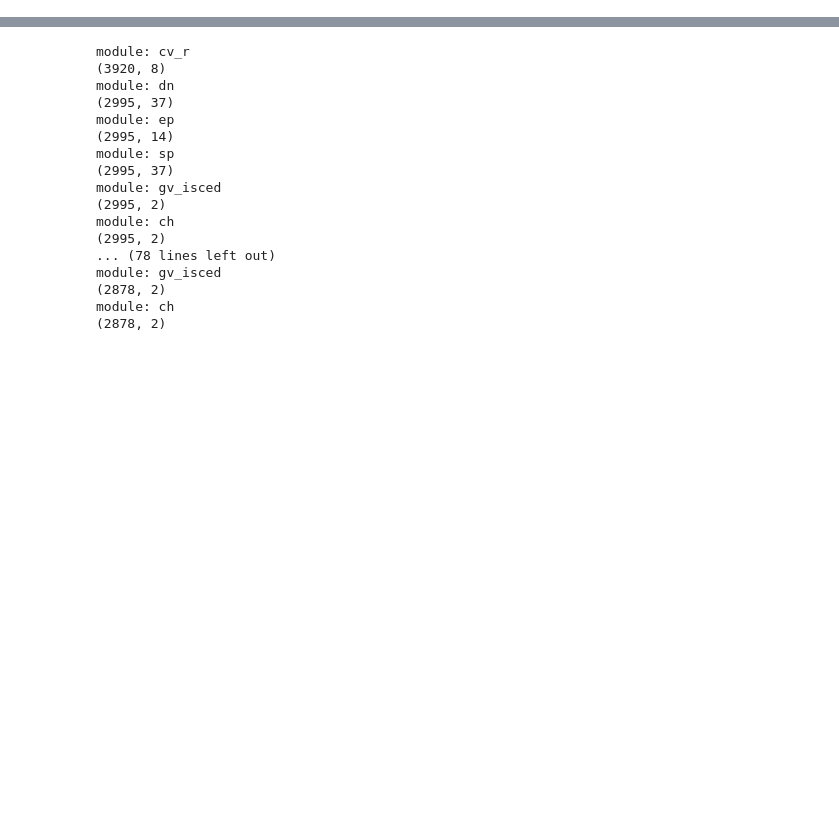
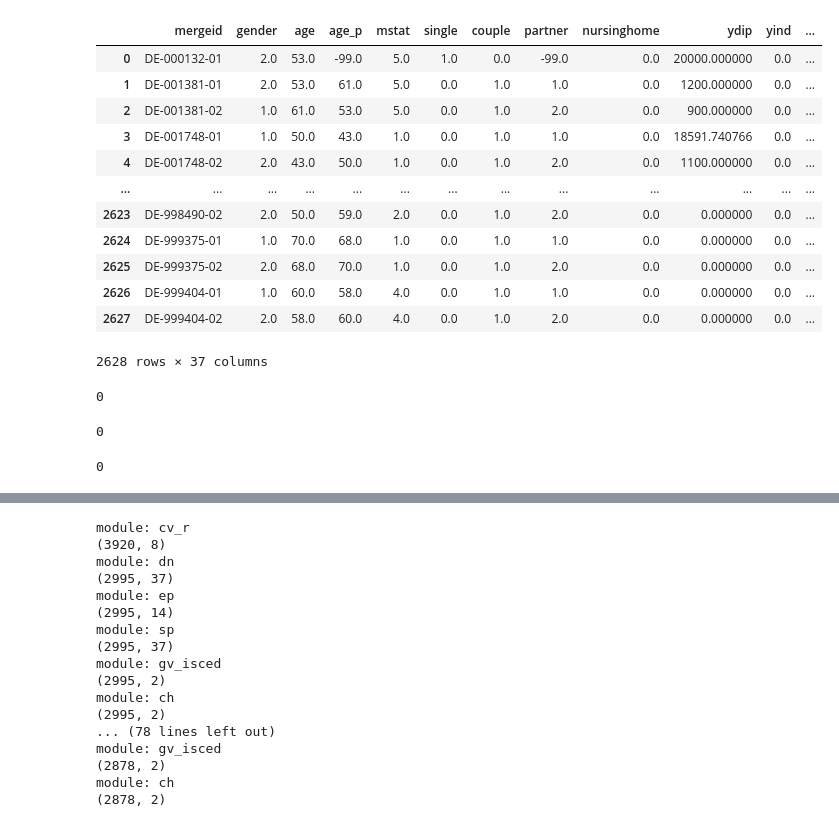
Before and after one commit to segsell/elder_care, a Jupyter notebook: src/elder_care/sandbox/estimation_data_new.ipynb, the cells around one changed output, grey strips where cells are left out. Cells and saved outputs as stored; diff of their text form; code cells hidden in the pictures; blank space fills up the shorter version.

```diff
--- a/src/elder_care/sandbox/estimation_data_new.ipynb
+++ b/src/elder_care/sandbox/estimation_data_new.ipynb
@@ -157,0 +208,31 @@ Name: sp019d1, Length: 3905, dtype: float64
+# %%
+aggregated_data = grouped_data.agg(aggregation_methods).reset_index()
+aggregated_data
+# %% [output]
+|  | mergeid | gender | age | age_p | mstat | single | couple | partner | nursinghome | ydip | yind | ... |
+| 0 | DE-000132-01 | 2.0 | 53.0 | -99.0 | 5.0 | 1.0 | 0.0 | -99.0 | 0.0 | 20000.000000 | 0.0 | ... |
+| 1 | DE-001381-01 | 2.0 | 53.0 | 61.0 | 5.0 | 0.0 | 1.0 | 1.0 | 0.0 | 1200.000000 | 0.0 | ... |
+| 2 | DE-001381-02 | 1.0 | 61.0 | 53.0 | 5.0 | 0.0 | 1.0 | 2.0 | 0.0 | 900.000000 | 0.0 | ... |
+| 3 | DE-001748-01 | 1.0 | 50.0 | 43.0 | 1.0 | 0.0 | 1.0 | 1.0 | 0.0 | 18591.740766 | 0.0 | ... |
+| 4 | DE-001748-02 | 2.0 | 43.0 | 50.0 | 1.0 | 0.0 | 1.0 | 2.0 | 0.0 | 1100.000000 | 0.0 | ... |
+| ... | ... | ... | ... | ... | ... | ... | ... | ... | ... | ... | ... | ... |
+| 2623 | DE-998490-02 | 2.0 | 50.0 | 59.0 | 2.0 | 0.0 | 1.0 | 2.0 | 0.0 | 0.000000 | 0.0 | ... |
+| 2624 | DE-999375-01 | 1.0 | 70.0 | 68.0 | 1.0 | 0.0 | 1.0 | 1.0 | 0.0 | 0.000000 | 0.0 | ... |
+| 2625 | DE-999375-02 | 2.0 | 68.0 | 70.0 | 1.0 | 0.0 | 1.0 | 2.0 | 0.0 | 0.000000 | 0.0 | ... |
+| 2626 | DE-999404-01 | 1.0 | 60.0 | 58.0 | 4.0 | 0.0 | 1.0 | 1.0 | 0.0 | 0.000000 | 0.0 | ... |
+| 2627 | DE-999404-02 | 2.0 | 58.0 | 60.0 | 4.0 | 0.0 | 1.0 | 2.0 | 0.0 | 0.000000 | 0.0 | ... |
+2628 rows × 37 columns
+# %%
+(aggregated_data['single'] == 'couple').sum()
+# %% [output]
+0
+# %%
+((aggregated_data['single'] == 0) & (aggregated_data['couple'] == 0)).sum()
+# %% [output]
+0
+# %%
+result_df = process_gv_imputations(8, args)
+# result_df["single"].isna().sum()
+result_df["couple"].isna().sum()
+# %% [output]
+0
```
Also changed, not shown: parts of 123 cells of this notebook.
